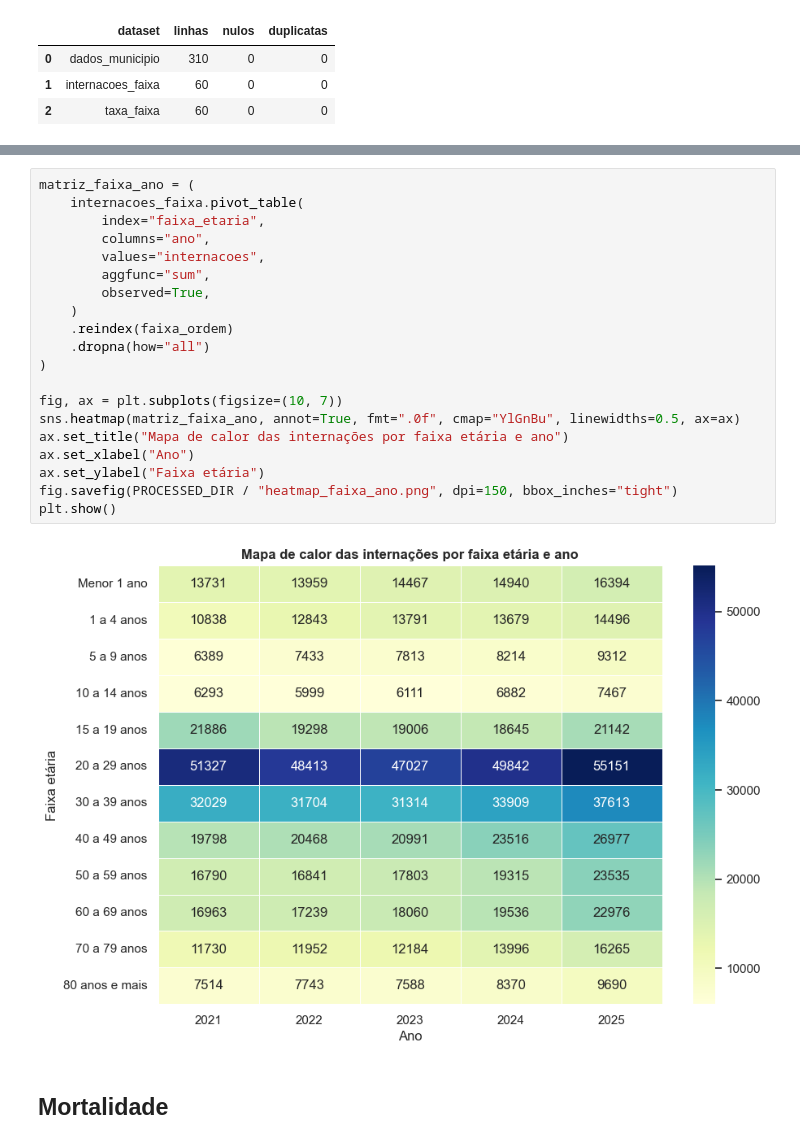
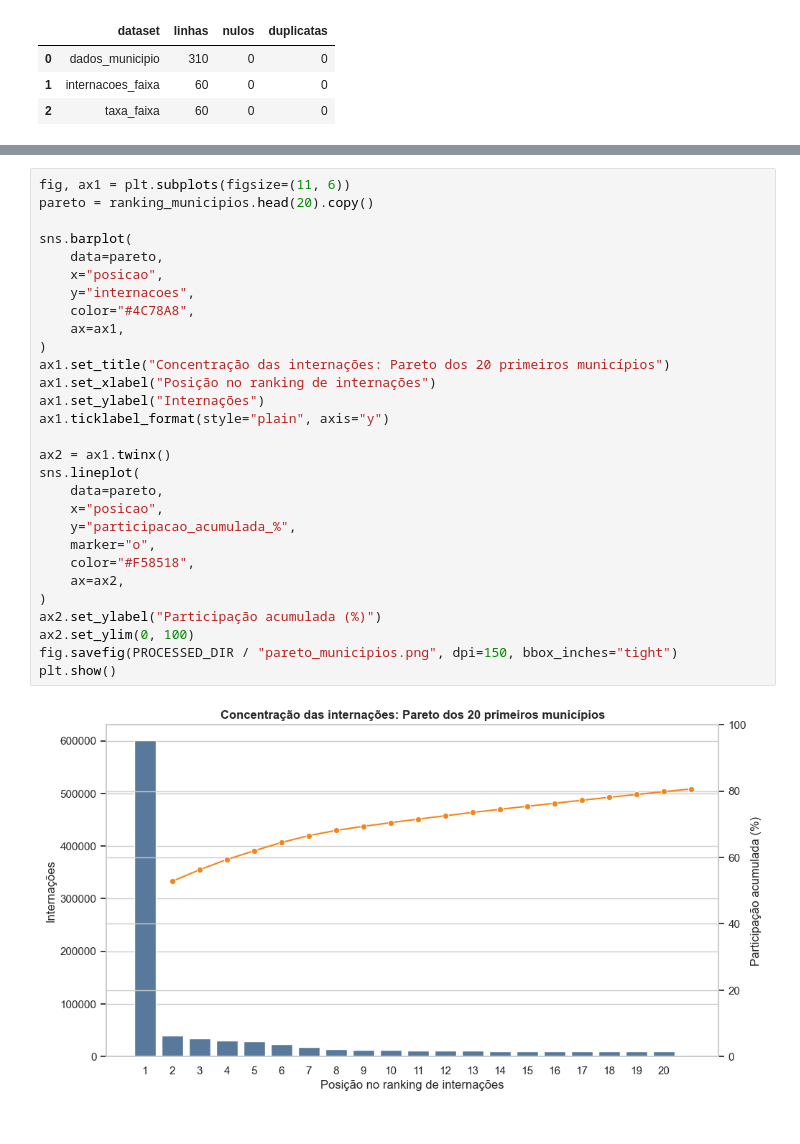
Before and after one commit to nicolasagra-dev/eda-datasus-amazonas, a Jupyter notebook: notebooks/eda_datasus_amazonas.ipynb, the cells around one changed output, grey strips where cells are left out. Saved outputs shown, nothing was run; the diff lists cells and outputs as text.

```diff
--- a/notebooks/eda_datasus_amazonas.ipynb
+++ b/notebooks/eda_datasus_amazonas.ipynb
@@ -353,24 +369,31 @@ plt.show()
 # %%
-matriz_faixa_ano = (
-    internacoes_faixa.pivot_table(
-        index="faixa_etaria",
-        columns="ano",
-        values="internacoes",
-        aggfunc="sum",
-        observed=True,
-    )
-    .reindex(faixa_ordem)
-    .dropna(how="all")
+fig, ax1 = plt.subplots(figsize=(11, 6))
+pareto = ranking_municipios.head(20).copy()
+
+sns.barplot(
+    data=pareto,
+    x="posicao",
+    y="internacoes",
+    color="#4C78A8",
+    ax=ax1,
 )
+ax1.set_title("Concentração das internações: Pareto dos 20 primeiros municípios")
+ax1.set_xlabel("Posição no ranking de internações")
+ax1.set_ylabel("Internações")
+ax1.ticklabel_format(style="plain", axis="y")
 
-fig, ax = plt.subplots(figsize=(10, 7))
-sns.heatmap(matriz_faixa_ano, annot=True, fmt=".0f", cmap="YlGnBu", linewidths=0.5, ax=ax)
-ax.set_title("Mapa de calor das internações por faixa etária e ano")
-ax.set_xlabel("Ano")
-ax.set_ylabel("Faixa etária")
-fig.savefig(PROCESSED_DIR / "heatmap_faixa_ano.png", dpi=150, bbox_inches="tight")
+ax2 = ax1.twinx()
+sns.lineplot(
+    data=pareto,
+    x="posicao",
+    y="participacao_acumulada_%",
+    marker="o",
+    color="#F58518",
+    ax=ax2,
+)
+ax2.set_ylabel("Participação acumulada (%)")
+ax2.set_ylim(0, 100)
+fig.savefig(PROCESSED_DIR / "pareto_municipios.png", dpi=150, bbox_inches="tight")
 plt.show()
 # %% [output]
-[figure, old version]
+[figure, new version]
-# %% [markdown]
-## Mortalidade
```
Also changed, not shown: parts of 43 cells of this notebook, 14 other files.
